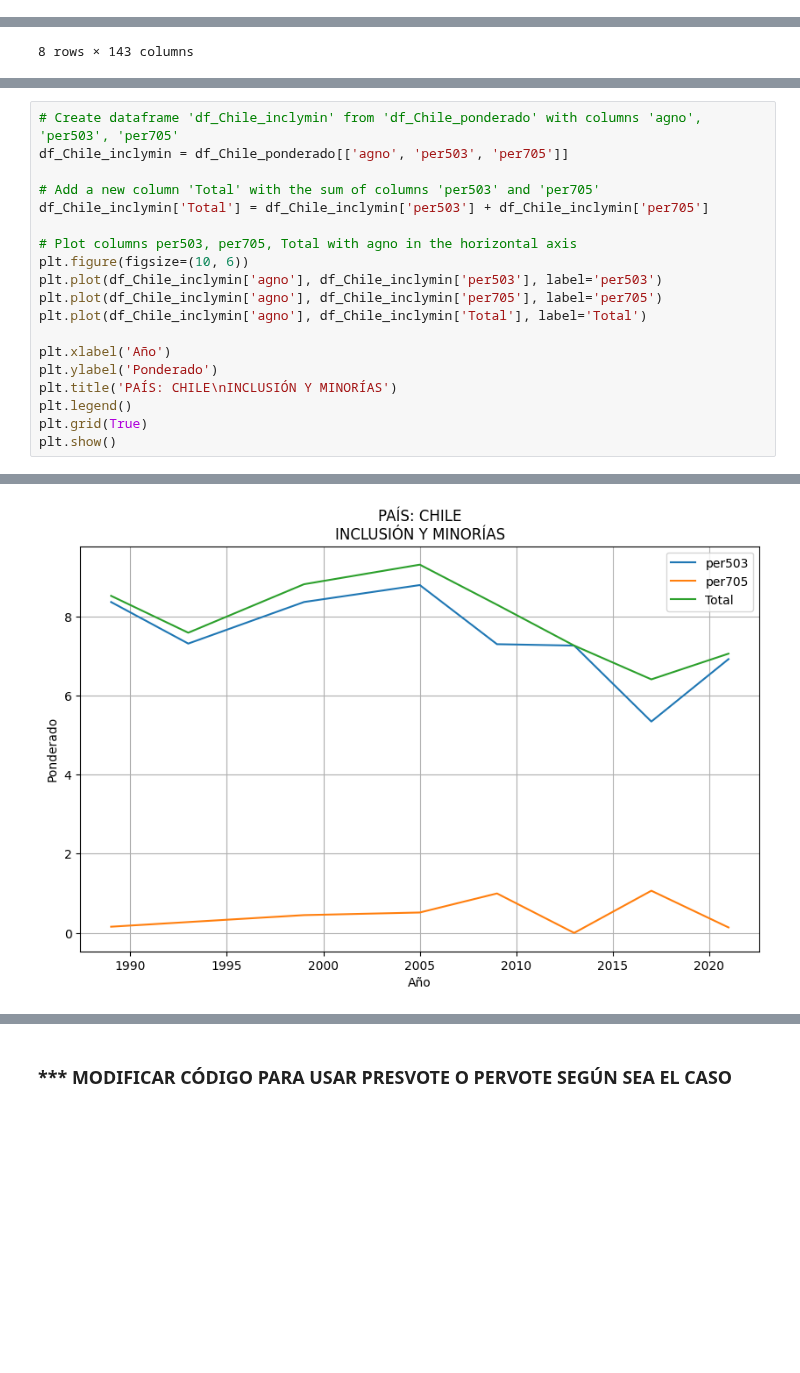
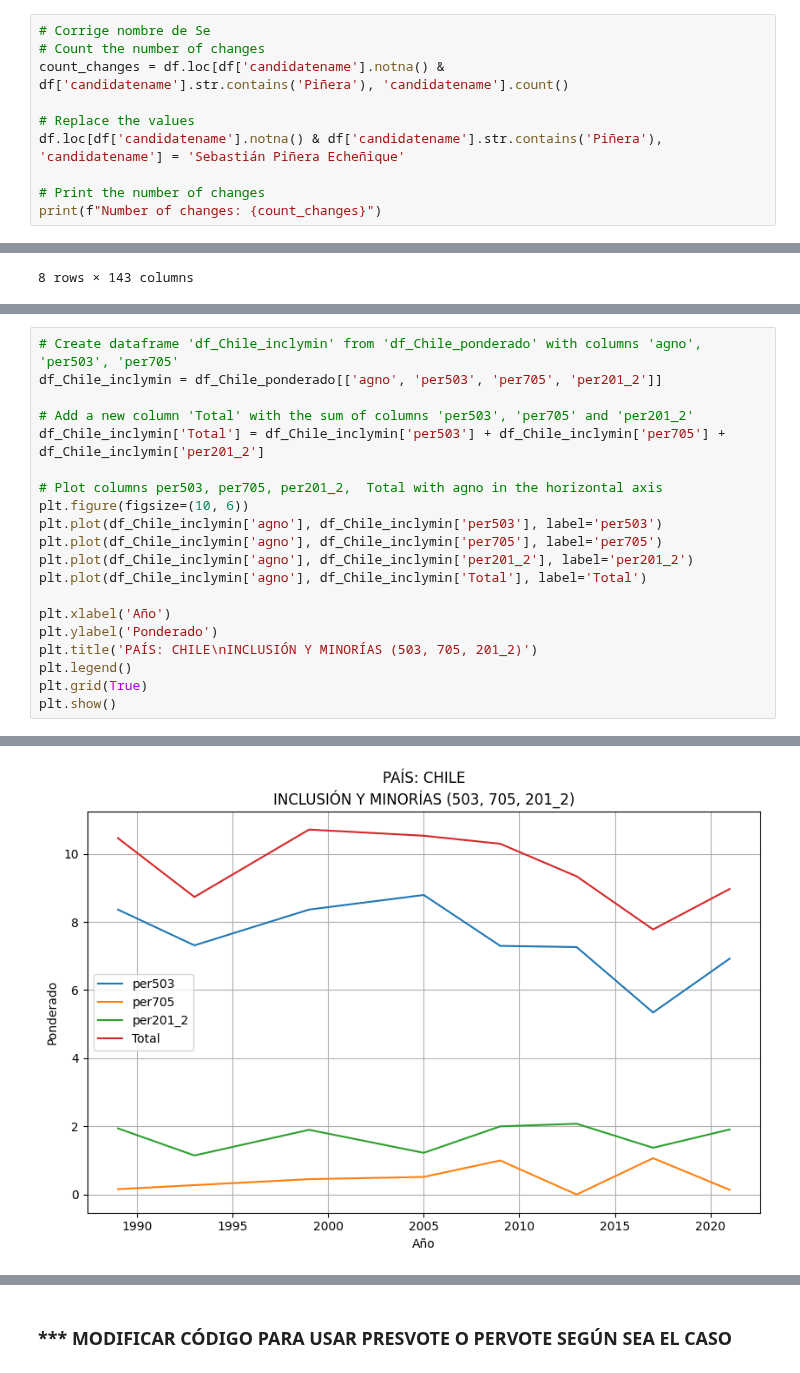
Before and after one commit to MatiasBunsterRaby/Capstone_git, a Jupyter notebook: notebooks/Pruebas_Chile.ipynb, the cells around one changed output, grey strips where cells are left out. Drawn from its saved outputs; the diff is of its cells as text; blank space fills up the shorter version.

Commit message:
Análisis Chile, inclusión y minorías, Piñera corregido

```diff
--- a/notebooks/Pruebas_Chile.ipynb
+++ b/notebooks/Pruebas_Chile.ipynb
@@ -13,3 +15,13 @@ df.head()
 | 3 | 11 | Sweden | 0 | 0 | 17/09/1944 | 194409 | 11620 | Right Party | NaN | ... |
 | 4 | 11 | Sweden | 0 | 0 | 17/09/1944 | 194409 | 11810 | Agrarian Party | NaN | ... |
 5 rows × 175 columns
+# %%
+# Corrige nombre de Se
+# Count the number of changes
+count_changes = df.loc[df['candidatename'].notna() & df['candidatename'].str.contains('Piñera'), 'candidatename'].count()
+
+# Replace the values
+df.loc[df['candidatename'].notna() & df['candidatename'].str.contains('Piñera'), 'candidatename'] = 'Sebastián Piñera Echeñique'
+
+# Print the number of changes
+print(f"Number of changes: {count_changes}")
@@ -79,19 +85,20 @@ df_Chile_ponderado
 # %%
 # Create dataframe 'df_Chile_inclymin' from 'df_Chile_ponderado' with columns 'agno', 'per503', 'per705'
-df_Chile_inclymin = df_Chile_ponderado[['agno', 'per503', 'per705']]
+df_Chile_inclymin = df_Chile_ponderado[['agno', 'per503', 'per705', 'per201_2']]
 
-# Add a new column 'Total' with the sum of columns 'per503' and 'per705'
-df_Chile_inclymin['Total'] = df_Chile_inclymin['per503'] + df_Chile_inclymin['per705']
+# Add a new column 'Total' with the sum of columns 'per503', 'per705' and 'per201_2'
+df_Chile_inclymin['Total'] = df_Chile_inclymin['per503'] + df_Chile_inclymin['per705'] + df_Chile_inclymin['per201_2']
 
-# Plot columns per503, per705, Total with agno in the horizontal axis
+# Plot columns per503, per705, per201_2,  Total with agno in the horizontal axis
 plt.figure(figsize=(10, 6))
 plt.plot(df_Chile_inclymin['agno'], df_Chile_inclymin['per503'], label='per503')
 plt.plot(df_Chile_inclymin['agno'], df_Chile_inclymin['per705'], label='per705')
+plt.plot(df_Chile_inclymin['agno'], df_Chile_inclymin['per201_2'], label='per201_2')
 plt.plot(df_Chile_inclymin['agno'], df_Chile_inclymin['Total'], label='Total')
 
 plt.xlabel('Año')
 plt.ylabel('Ponderado')
-plt.title('PAÍS: CHILE\nINCLUSIÓN Y MINORÍAS')
+plt.title('PAÍS: CHILE\nINCLUSIÓN Y MINORÍAS (503, 705, 201_2)')
 plt.legend()
 plt.grid(True)
 plt.show()
@@ -104,4 +111,4 @@ See the caveats in the documentation: https://pandas.pydata.org/pandas-docs/stab
-[figure, old version]
+[figure, new version]
 # %%
 df_Chile_inclymin
 # %% [output]
```
Also changed, not shown: parts of 12 cells of this notebook, 6 other files.
